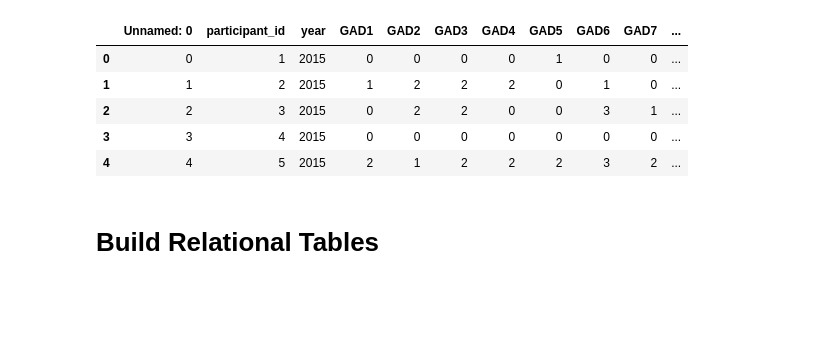
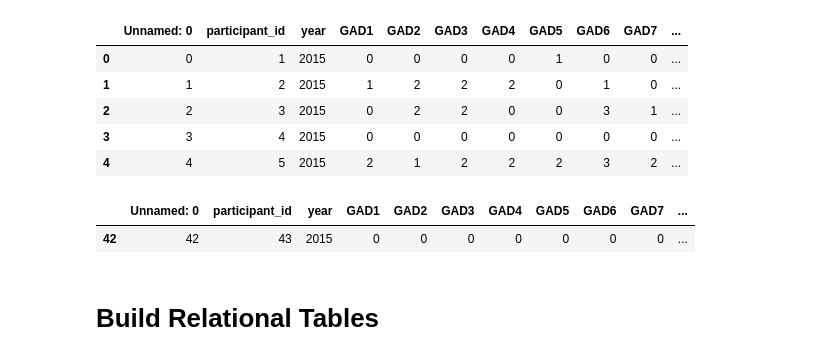
Before and after one commit to amallred/gaming-mental-health-analysis, a Jupyter notebook: notebooks/gad_eda.ipynb, the cells around one changed output. Drawn from its saved outputs; the diff is of its cells as text; code cells hidden in the pictures; blank space fills up the shorter version.

```diff
--- a/notebooks/gad_eda.ipynb
+++ b/notebooks/gad_eda.ipynb
@@ -34,6 +34,12 @@ df.head()
 | 2 | 2 | 3 | 2015 | 0 | 2 | 2 | 0 | 0 | 3 | 1 | ... |
 | 3 | 3 | 4 | 2015 | 0 | 0 | 0 | 0 | 0 | 0 | 0 | ... |
 | 4 | 4 | 5 | 2015 | 2 | 1 | 2 | 2 | 2 | 3 | 2 | ... |
+# %%
+filtered_data = df.loc[df['participant_id'] == 43]
+filtered_data
+# %% [output]
+|  | Unnamed: 0 | participant_id | year | GAD1 | GAD2 | GAD3 | GAD4 | GAD5 | GAD6 | GAD7 | ... |
+| 42 | 42 | 43 | 2015 | 0 | 0 | 0 | 0 | 0 | 0 | 0 | ... |
 # %% [markdown]
 # Build Relational Tables
 # %%
```
Also changed, not shown: parts of 17 cells of this notebook, 5 other files.
